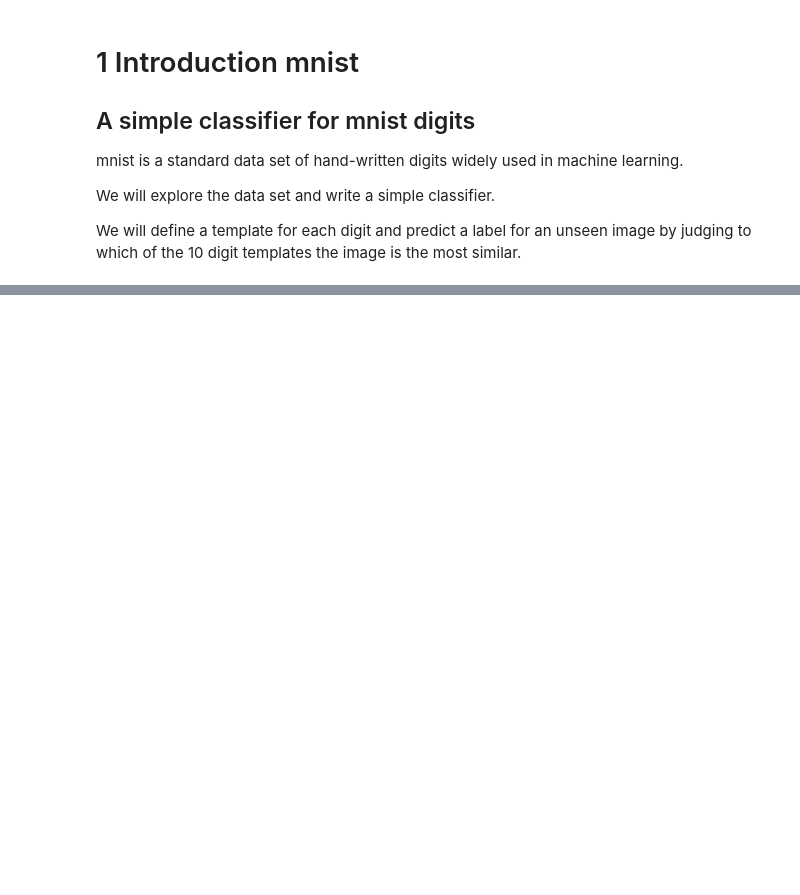
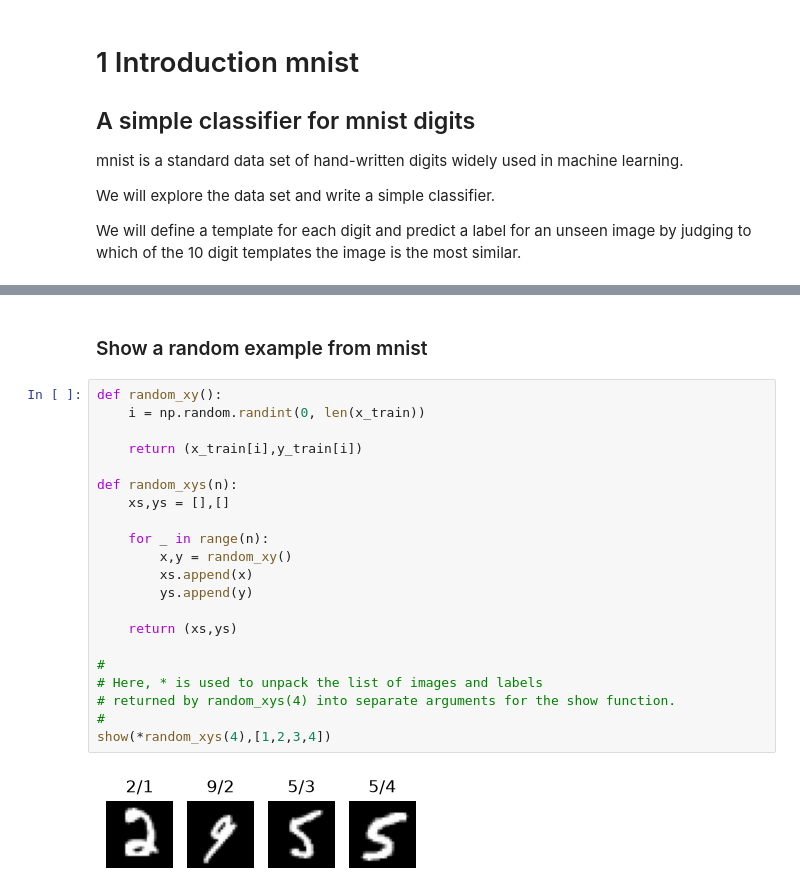
Before and after one commit to dikshita0719/Intelligent-Systems, a Jupyter notebook: 1_introduction_mnist.ipynb, the cells around one changed output, grey strips where cells are left out. Drawn from its saved outputs; the diff is of its cells as text; blank space fills up the shorter version.

```diff
--- a/1_introduction_mnist.ipynb
+++ b/1_introduction_mnist.ipynb
@@ -58,0 +107,25 @@ ModuleNotFoundError: No module named 'keras'
+# %% [markdown]
+### Show a random example from mnist
+# %%
+def random_xy():
+    i = np.random.randint(0, len(x_train))
+
+    return (x_train[i],y_train[i])
+
+def random_xys(n):
+    xs,ys = [],[]
+
+    for _ in range(n):
+        x,y = random_xy()
+        xs.append(x)
+        ys.append(y)
+
+    return (xs,ys)
+
+#
+# Here, * is used to unpack the list of images and labels
+# returned by random_xys(4) into separate arguments for the show function.
+#
+show(*random_xys(4),[1,2,3,4])
+# %% [output]
+[figure, added]
```
Also changed, not shown: parts of 12 cells of this notebook.
